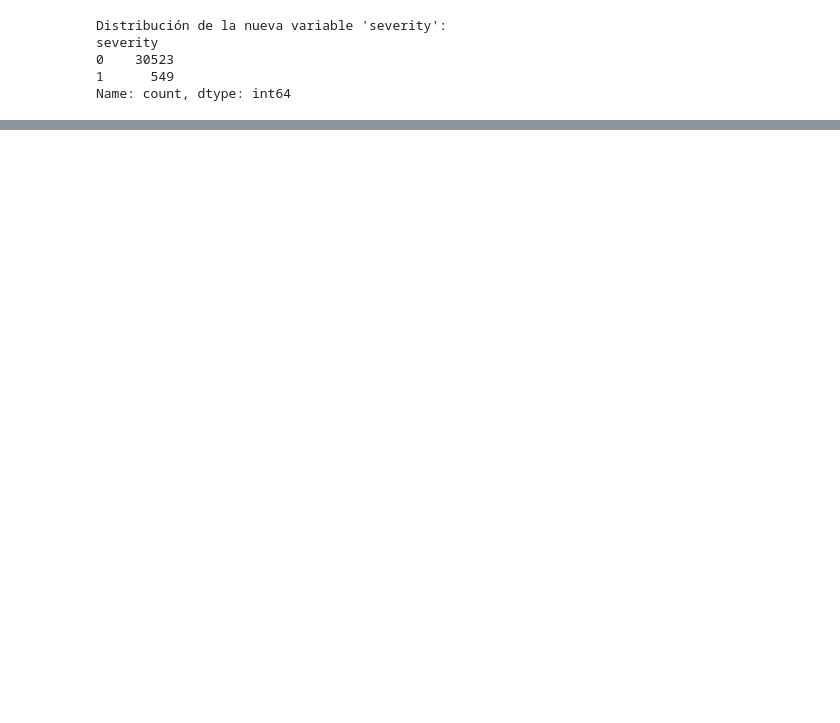
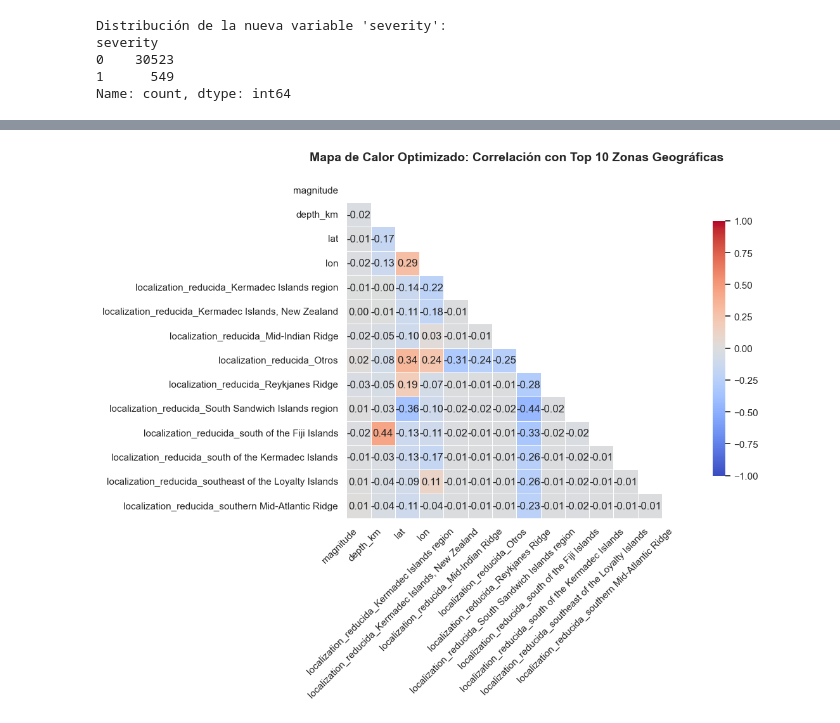
Before and after one commit to nailaikhenazenni-afk/proyectoml_terremotos, a Jupyter notebook: proyectoml_terremotos.ipynb, the cells around one changed output, grey strips where cells are left out. Drawn from its saved outputs; the diff is of its cells as text; code cells hidden in the pictures; blank space fills up the shorter version.

```diff
--- a/proyectoml_terremotos.ipynb
+++ b/proyectoml_terremotos.ipynb
@@ -199,0 +397,55 @@ X = df[['lat', 'lon', 'depth_km']]
+# %%
+# 1. Identificar las 10 localizaciones más frecuentes
+top_localizaciones = df["location_desc"].value_counts().nlargest(10).index
+
+# 2. Crear una copia de la columna y agrupar las menos comunes como 'Otros'
+df["localization_reducida"] = df["location_desc"].apply(
+    lambda x: x if x in top_localizaciones else "Otros"
+)
+
+# 3. Crear las variables dummies solo sobre las 10 principales + 'Otros'
+df_dummies = pd.get_dummies(
+    df, columns=["localization_reducida"], drop_first=True
+)
+
+# 4. Seleccionar las variables numéricas y las nuevas columnas dummy controladas
+columnas_interes = ["magnitude", "depth_km", "lat", "lon"] + [
+    col for col in df_dummies.columns if col.startswith("localization_reducida_")
+]
+df_analisis = df_dummies[columnas_interes].astype(float)
+
+# 5. Calcular la matriz de correlación de forma ligera
+matriz_correlacion = df_analisis.corr()
+
+# 6. Configurar y dibujar el mapa de calor optimizado
+plt.figure(figsize=(12, 9))
+sns.set_theme(style="white")
+
+mask = np.triu(np.ones_like(matriz_correlacion, dtype=bool))
+
+sns.heatmap(
+    matriz_correlacion,
+    mask=mask,
+    cmap="coolwarm",
+    vmax=1.0,
+    vmin=-1.0,
+    center=0,
+    annot=True,
+    fmt=".2f",
+    square=True,
+    linewidths=0.5,
+    cbar_kws={"shrink": 0.75},
+)
+
+plt.title(
+    "Mapa de Calor Optimizado: Correlación con Top 10 Zonas Geográficas",
+    fontsize=14,
+    fontweight="bold",
+    pad=20,
+)
+plt.xticks(rotation=45, ha="right")
+plt.yticks(rotation=0)
+plt.tight_layout()
+plt.show()
+# %% [output]
+[figure, added]
```
Also changed, not shown: parts of 83 cells of this notebook, 2 other files.
